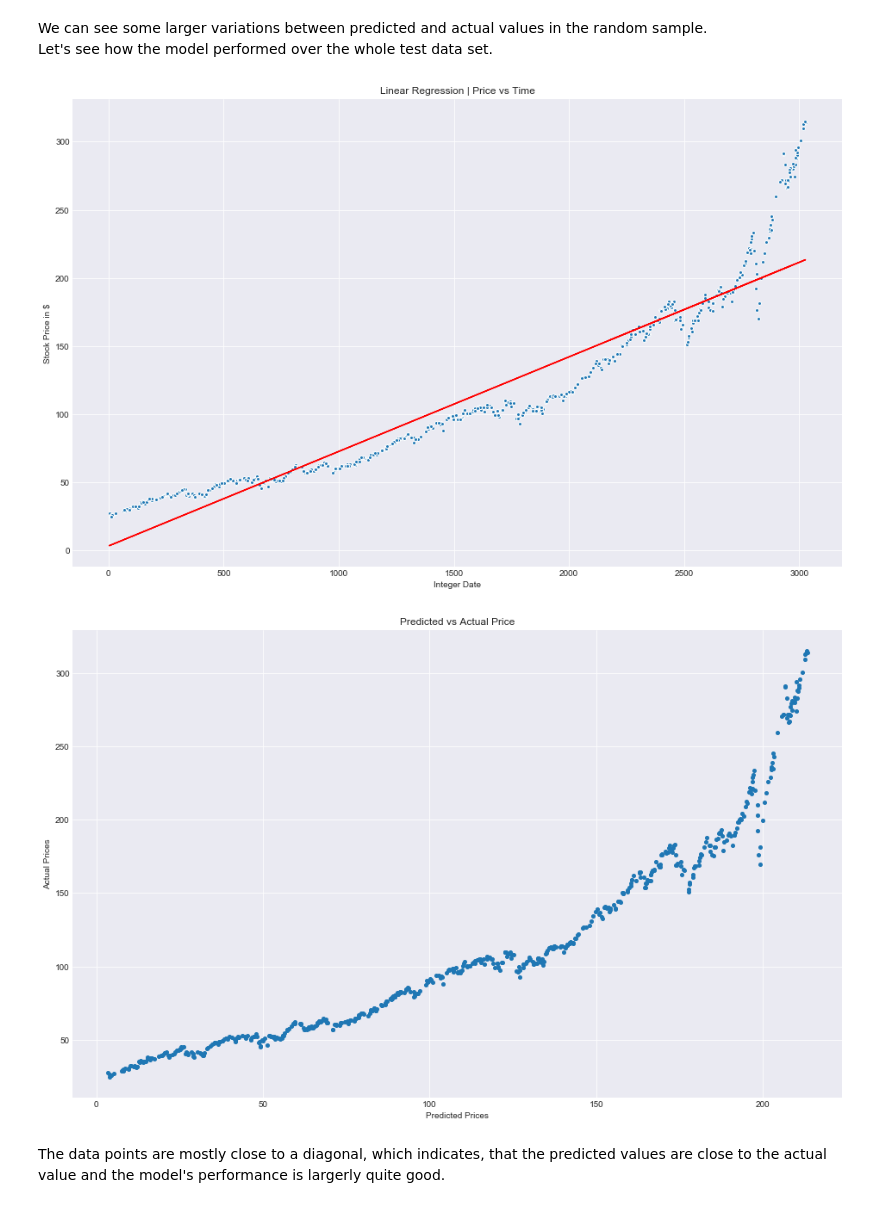
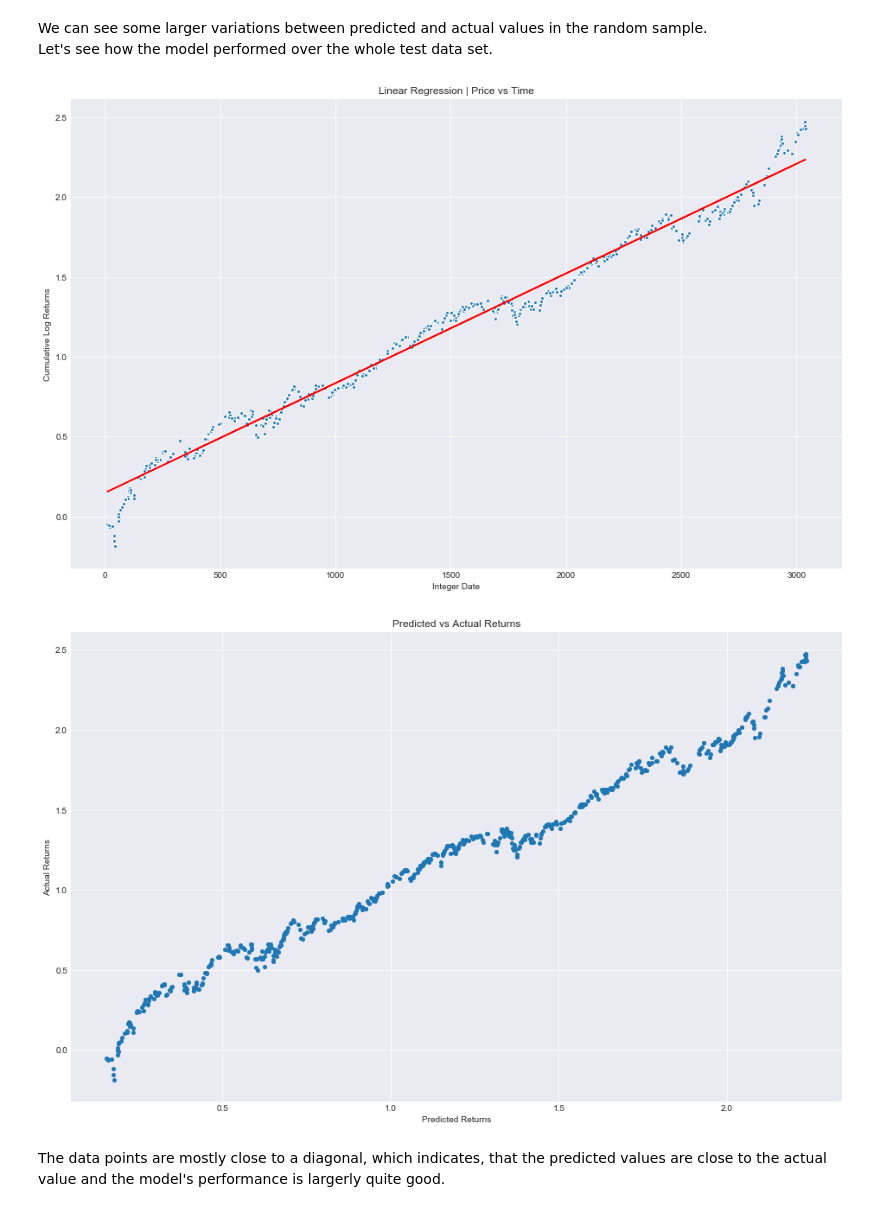
Before and after one commit to bestep50/Predicting-Stock-Prices-with-Linear-Regression, a Jupyter notebook: Predicting QQQ with Linear Regression.ipynb, the cells around one changed output. Drawn from its saved outputs; the diff is of its cells as text; code cells hidden in the pictures.

```diff
--- a/Predicting QQQ with Linear Regression.ipynb
+++ b/Predicting QQQ with Linear Regression.ipynb
@@ -85,6 +85,7 @@ We use the daily closing price **Adj Close** as the value to predict, so we can
 # %%
 # Create a new DataFrame with only closing price and date
 df = pd.DataFrame(data, columns=['Adj Close'])
+df['cum_log_rtns'] = np.cumsum(np.log(df['Adj Close']/df['Adj Close'].shift(1)))
 
 # Reset index column so that we have integers to represent time for later analysis
 df = df.reset_index()
@@ -113,5 +115,6 @@ memory usage: 47.5 KB
 # %%
 # Check for missing values in the columns
+df = df.dropna()
 df.isna().values.any()
 # %% [output]
 False
@@ -183,7 +186,7 @@ from sklearn.linear_model import LinearRegression
 # %%
 # Reshape index column to 2D array for .fit() method
 X_train = np.array(train.index).reshape(-1, 1)
-y_train = train['Adj Close']
+y_train = train['cum_log_rtns']
 # %%
 X_train
 # %% [output]
@@ -248,7 +251,7 @@ plt.show()
 # %%
 # Create test arrays
 X_test = np.array(test.index).reshape(-1, 1)
-y_test = test['Adj Close']
+y_test = test['cum_log_rtns']
 # %%
 # Generate array with predicted values
 y_pred = model.predict(X_test)
@@ -311,27 +314,27 @@ Let's see how the model performed over the whole test data set.
 # Plot fitted line, y test
 plt.figure(1, figsize=(16,10))
 plt.title('Linear Regression | Price vs Time')
-plt.plot(X_test, model.predict(X_test), color='r', label='Predicted Price')
-plt.scatter(X_test, y_test, edgecolor='w', label='Actual Price')
+plt.plot(X_test, model.predict(X_test), color='r', label='Predicted Returns')
+plt.scatter(X_test, y_test, edgecolor='w', label='Actual Returns')
 
 plt.xlabel('Integer Date')
-plt.ylabel('Stock Price in $')
+plt.ylabel('Cumulative Log Returns')
 
 plt.show()
 # %% [output]
-[figure, old version]
+[figure, new version]
 # %%
 # Plot predicted vs actual prices
 plt.scatter(y_pred, y_test)
 
-plt.xlabel('Predicted Prices')
-plt.ylabel('Actual Prices')
+plt.xlabel('Predicted Returns')
+plt.ylabel('Actual Returns')
 
-plt.title('Predicted vs Actual Price')
+plt.title('Predicted vs Actual Returns')
 
 plt.show()
 # %% [output]
-[figure, old version]
+[figure, new version]
 # %% [markdown]
 The data points are mostly close to a diagonal, which indicates, that the predicted values are close to the actual value and the model's performance is largerly quite good.
 # %% [markdown]
```
Also changed, not shown: parts of 18 cells of this notebook, 1 other file.
